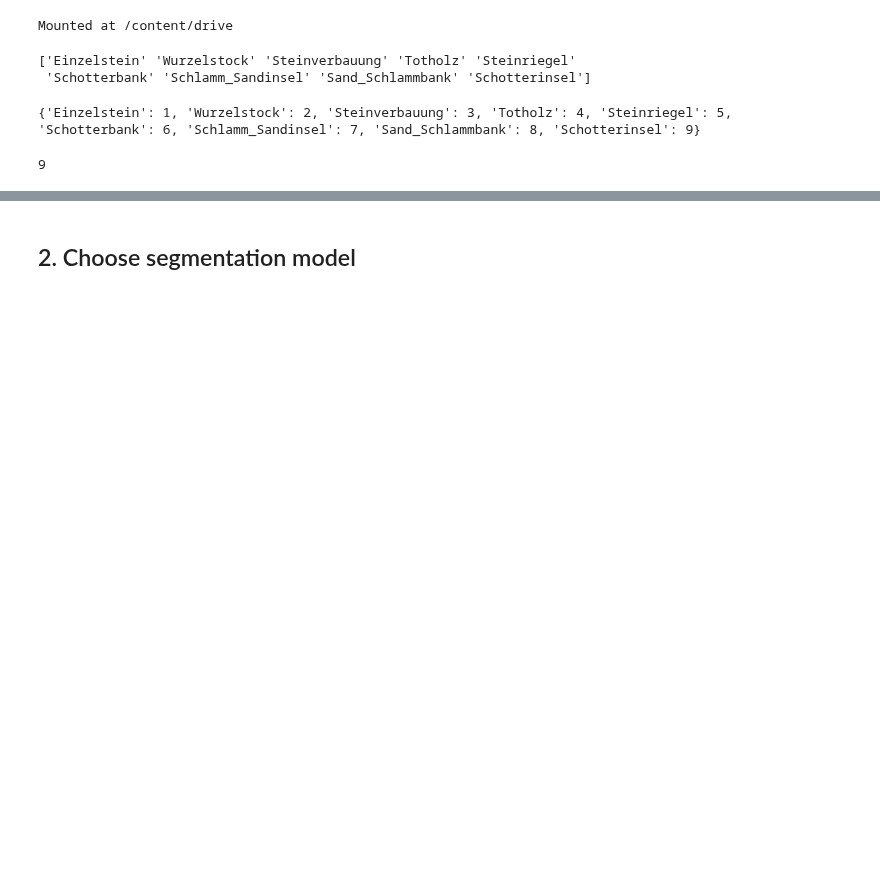
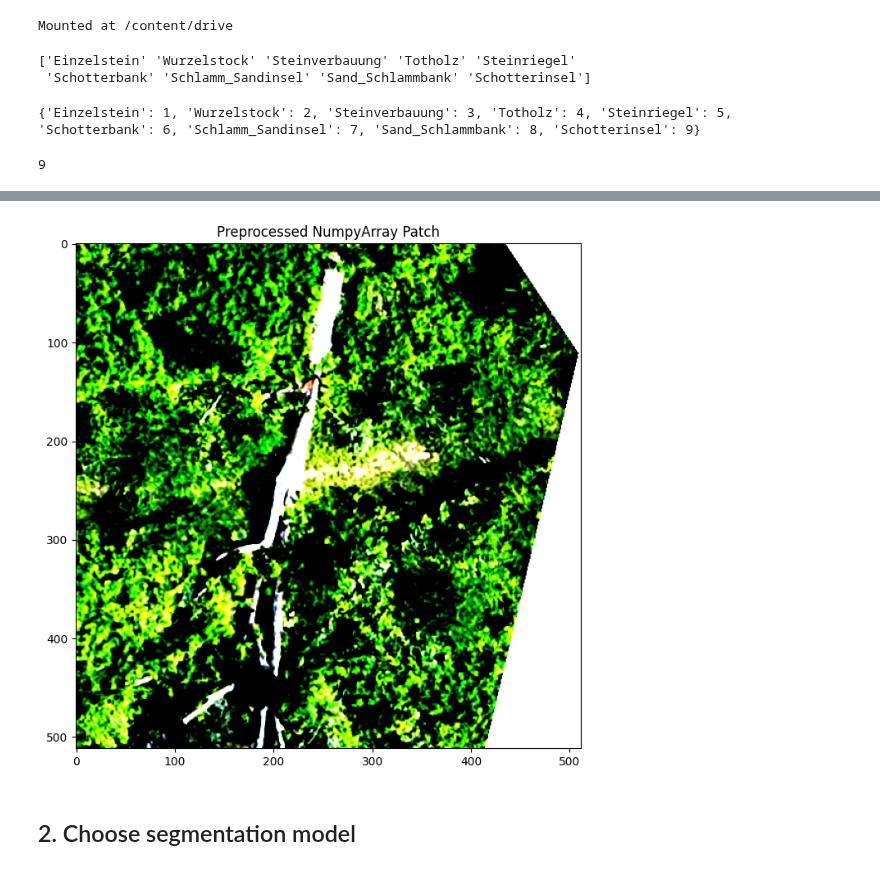
Before and after one commit to hiebschi/MoSE, a Jupyter notebook: loop_v01.ipynb, the cells around one changed output, grey strips where cells are left out. Saved outputs shown, nothing was run; the diff lists cells and outputs as text; code cells hidden in the pictures; blank space fills up the shorter version.

```diff
--- a/loop_v01.ipynb
+++ b/loop_v01.ipynb
@@ -84,0 +94,19 @@ len(label_codes)
+# %%
+# Test preprocessed patch
+
+#####################
+SECTION = "A01" # -------------------->> ADJUSTABLE
+TEST_PATCH_ID = 197 # -------------------->> ADJUSTABLE
+#####################
+
+test_pre_patch_path = preprocessed_patches_dir + f"/{SECTION}_patch_{TEST_PATCH_ID}.npy"
+
+# load NumpyArray (NO DICTIONARY ANYMORE)
+test_pre_patch = np.load(test_pre_patch_path)
+
+# plot the preprocessed image
+fig, ax = plt.subplots(figsize=(8, 8))
+ax.imshow(test_pre_patch.transpose(1, 2, 0))  # transpose for RGB depiction
+ax.set_title("Preprocessed NumpyArray Patch")
+plt.show()
+# %% [output]
@@ -84,0 +114 @@ len(label_codes)
+[figure, added]
```
Also changed, not shown: parts of 20 cells of this notebook.
